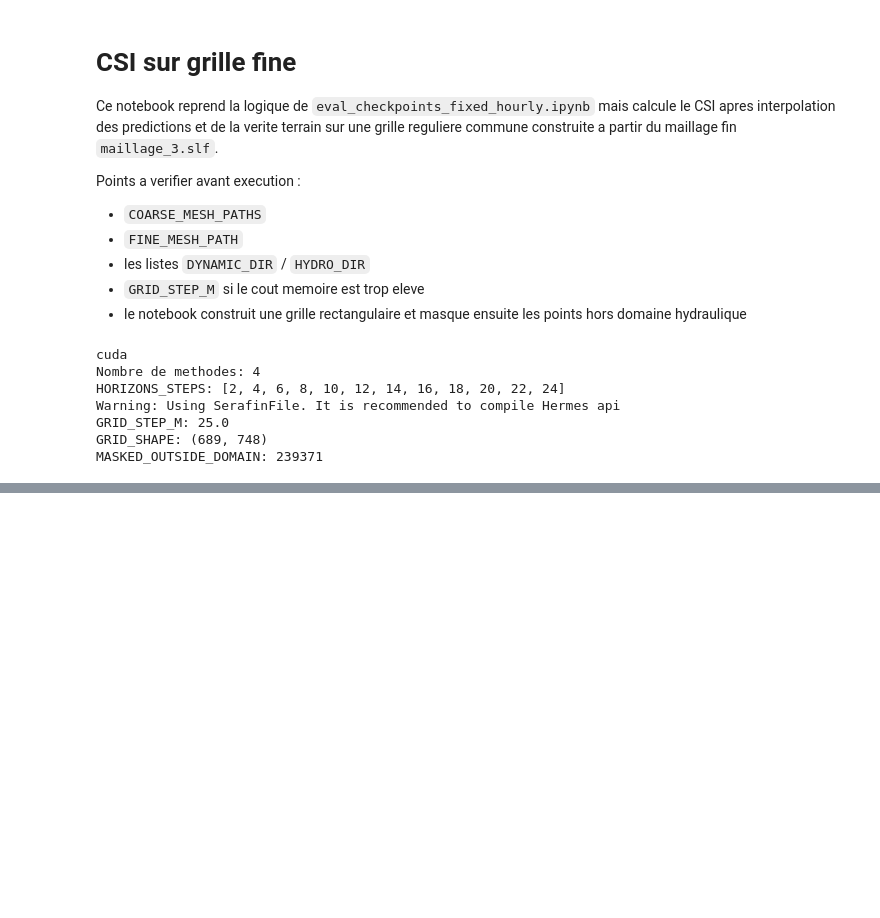
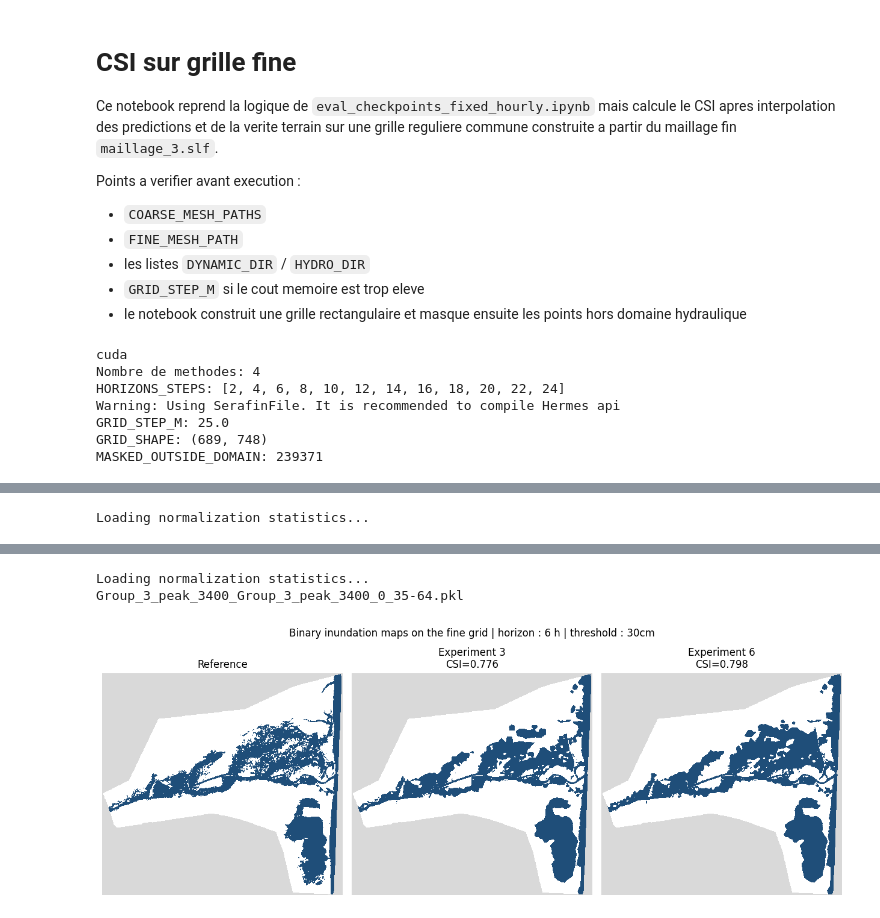
Before and after one commit to vmerc/gnn_modulus_test, a Jupyter notebook: jupyter/eval_fine_grid_csi.ipynb, the cells around one changed output, grey strips where cells are left out. Cells and saved outputs as stored; diff of their text form; code cells hidden in the pictures; blank space fills up the shorter version.

```diff
--- a/jupyter/eval_fine_grid_csi.ipynb
+++ b/jupyter/eval_fine_grid_csi.ipynb
@@ -693,11 +693,11 @@ from matplotlib.colors import ListedColormap
 # Cartes binaires sur grille fine
 # =====================
 
-QUAL_EVENT_INDEX = 0
+QUAL_EVENT_INDEX = 7
 QUAL_SEQUENCE_INDEX = 0
 QUAL_HORIZON_HOURS = 6
 QUAL_THRESHOLD_M = THRESHOLD_M
-QUAL_SELECTED_EXPERIENCES = ["Experience 3", "Experience 6"]
+QUAL_SELECTED_EXPERIENCES = ["Experiment 3", "Experiment 6"]
 
 _BINARY_MODEL_CACHE = {}
 
@@ -901,19 +901,22 @@ def plot_binary_maps_for_selected_experiences(
     if len(payloads) == 0:
         raise ValueError("Aucune experience selectionnee")
 
-    axes[0].imshow(ref_payload["reference_binary"], origin="lower", extent=extent, cmap=cmap, vmin=0, vmax=1)
+    axes[0].imshow(ref_payload["reference_binary"], origin="lower", cmap=cmap, vmin=0, vmax=1)
     axes[0].set_title("Reference")
-    axes[0].set_xlabel("x (m)")
-    axes[0].set_ylabel("y (m)")
+    axes[0].set_axis_off()
+    #axes[0].set_xlabel("x (m)")
+    #axes[0].set_ylabel("y (m)")
 
     for ax, (method_name, payload) in zip(axes[1:], payloads):
-        ax.imshow(payload["prediction_binary"], origin="lower", extent=extent, cmap=cmap, vmin=0, vmax=1)
+        ax.imshow(payload["prediction_binary"], origin="lower", cmap=cmap, vmin=0, vmax=1)
         ax.set_title(f"{method_name}\nCSI={payload['csi']:.3f}")
-        ax.set_xlabel("x (m)")
+        #ax.set_xlabel("x (m)")
+        ax.set_axis_off()
 
     event_name = ref_payload["event_name"]
+    print(event_name)
     fig.suptitle(
-        f"Binary inundation maps on the fine grid | event={event_name} | sequence={sequence_index} | horizon={horizon_hours} h | threshold={threshold:.3f} m",
+        f"Binary inundation maps on the fine grid | horizon : {horizon_hours} h | threshold : 30cm",
         y=0.98,
     )
     fig.tight_layout(rect=[0, 0, 1, 0.95])
@@ -927,3 +930,4 @@ plot_binary_maps_for_selected_experiences(
     horizon_hours=QUAL_HORIZON_HOURS,
     threshold=QUAL_THRESHOLD_M,
 )
+# %% [output]
@@ -929,0 +936 @@ plot_binary_maps_for_selected_experiences(
+Loading normalization statistics...
@@ -929,0 +939,3 @@ plot_binary_maps_for_selected_experiences(
+Loading normalization statistics...
+Group_3_peak_3400_Group_3_peak_3400_0_35-64.pkl
+[figure, added]
```
Also changed, not shown: parts of 5 cells of this notebook, 1 other file.
